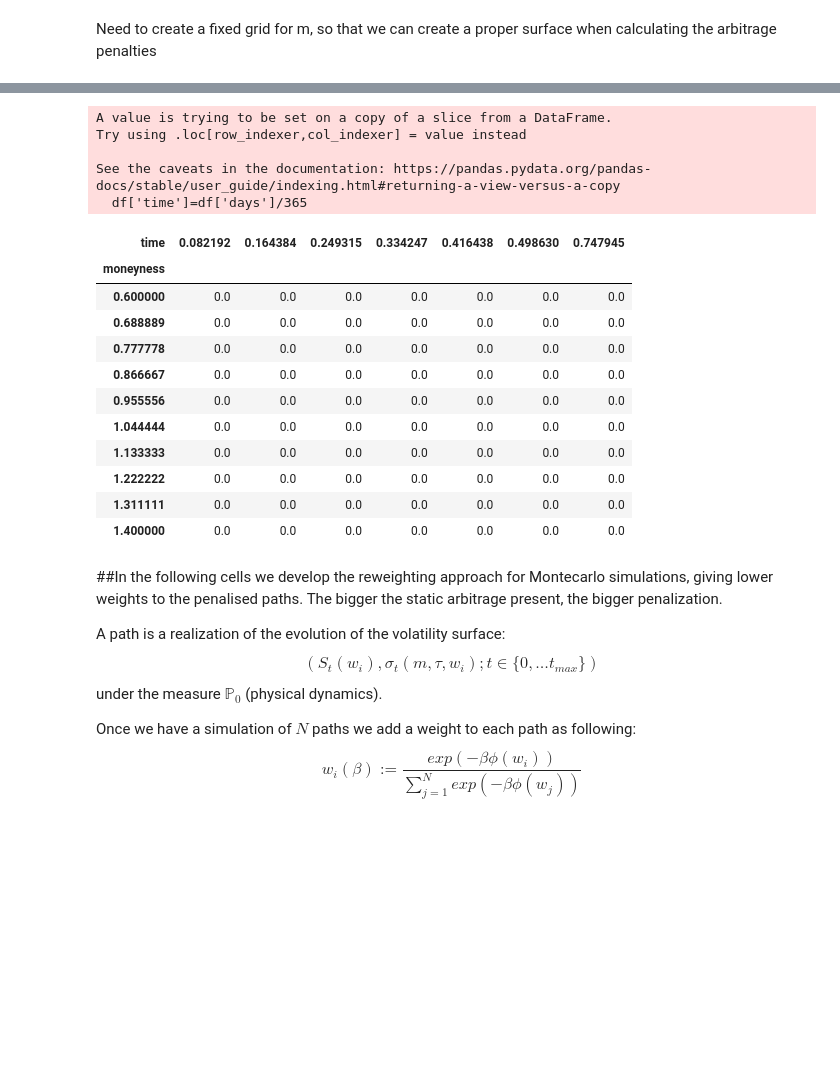
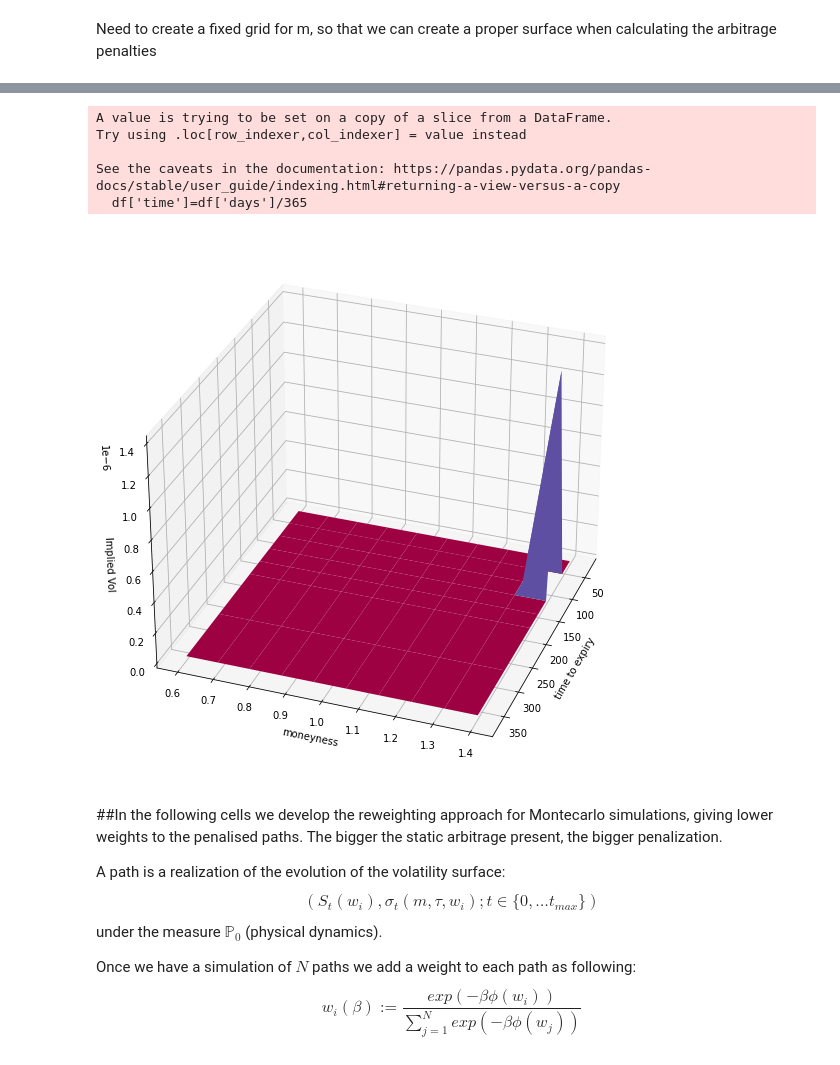
Before and after one commit to DavidMal101/Topics-in-Quant-Finance, a Jupyter notebook: Topics in Quant Finance.ipynb, the cells around one changed output, grey strips where cells are left out. Saved outputs shown, nothing was run; the diff lists cells and outputs as text; code cells hidden in the pictures; blank space fills up the shorter version.

```diff
--- a/Topics in Quant Finance.ipynb
+++ b/Topics in Quant Finance.ipynb
@@ -436,2 +440,2 @@ plt.plot(p3_vals.values)
 # %%
-test_sample=interp_implvol_df[interp_implvol_df['date']=='2020-03-13']
+test_sample=interp_implvol_df[interp_implvol_df['date']=='2000-01-07']
@@ -438,23 +445,22 @@ test_sample=interp_implvol_df[interp_implvol_df['date']=='2020-03-13']
 # %%
-p1(test_sample,matrix=True)
+m_grid=np.linspace(0.6,1.4,10)
+tt,mm=np.meshgrid(t_grid,m_grid)
+#volatility indexed by moneyess and days to expiry
+fig=plt.figure(figsize=(10,10))
+ax=fig.add_subplot(111,projection='3d')
+ax.plot_surface(tt,mm,p1(test_sample,matrix=True).to_numpy(),cmap='Spectral')
+ax.set_ylabel('moneyness')
+ax.set_xlabel('time to expiry')
+ax.set_zlabel('Implied Vol')
+ax.view_init(azim=20)
+plt.show()
 # %% [output]
 A value is trying to be set on a copy of a slice from a DataFrame.
 Try using .loc[row_indexer,col_indexer] = value instead
 
 See the caveats in the documentation: https://pandas.pydata.org/pandas-docs/stable/user_guide/indexing.html#returning-a-view-versus-a-copy
   df['time']=df['days']/365
-| time | 0.082192 | 0.164384 | 0.249315 | 0.334247 | 0.416438 | 0.498630 | 0.747945 |
-| moneyness |  |  |  |  |  |  |  |
-| 0.600000 | 0.0 | 0.0 | 0.0 | 0.0 | 0.0 | 0.0 | 0.0 |
-| 0.688889 | 0.0 | 0.0 | 0.0 | 0.0 | 0.0 | 0.0 | 0.0 |
-| 0.777778 | 0.0 | 0.0 | 0.0 | 0.0 | 0.0 | 0.0 | 0.0 |
-| 0.866667 | 0.0 | 0.0 | 0.0 | 0.0 | 0.0 | 0.0 | 0.0 |
-| 0.955556 | 0.0 | 0.0 | 0.0 | 0.0 | 0.0 | 0.0 | 0.0 |
-| 1.044444 | 0.0 | 0.0 | 0.0 | 0.0 | 0.0 | 0.0 | 0.0 |
-| 1.133333 | 0.0 | 0.0 | 0.0 | 0.0 | 0.0 | 0.0 | 0.0 |
-| 1.222222 | 0.0 | 0.0 | 0.0 | 0.0 | 0.0 | 0.0 | 0.0 |
-| 1.311111 | 0.0 | 0.0 | 0.0 | 0.0 | 0.0 | 0.0 | 0.0 |
-| 1.400000 | 0.0 | 0.0 | 0.0 | 0.0 | 0.0 | 0.0 | 0.0 |
+[figure, added]
 # %% [markdown]
 ##In the following cells we develop the reweighting approach for Montecarlo simulations, giving lower weights to the penalised paths. The bigger the static arbitrage present, the bigger penalization.
 
```
Also changed, not shown: parts of 13 cells of this notebook.
